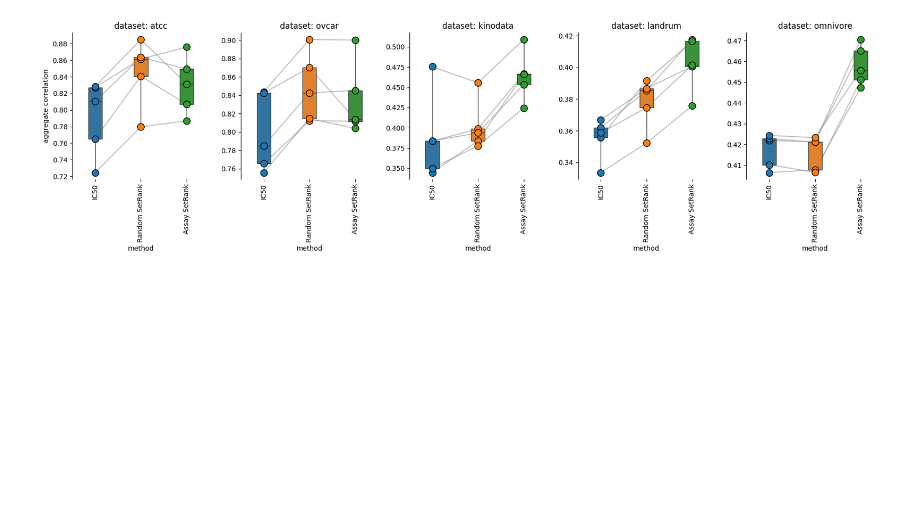
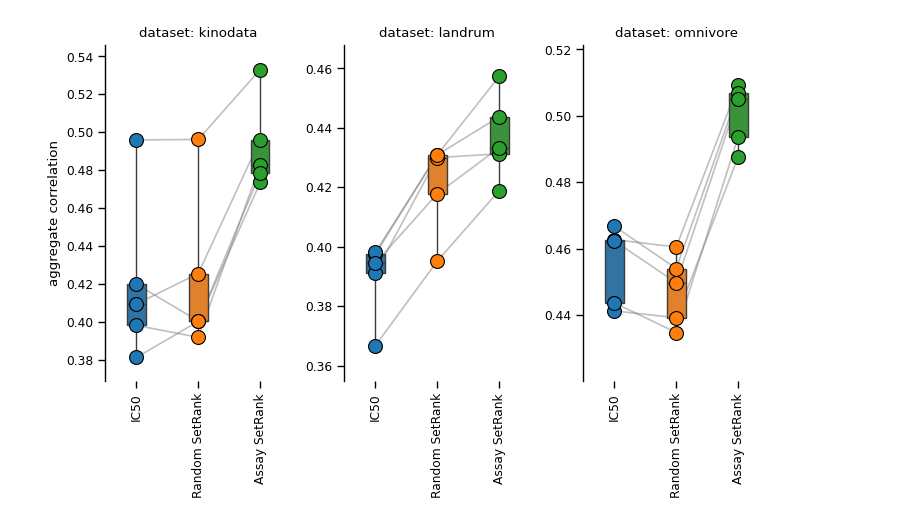
Before and after one commit to volkamerlab/assay-ml, a Jupyter notebook: notebooks/aggregate_summary.ipynb, the cells around one changed output. Saved outputs shown, nothing was run; the diff lists cells and outputs as text; code cells hidden in the pictures; blank space fills up the shorter version.

```diff
--- a/notebooks/aggregate_summary.ipynb
+++ b/notebooks/aggregate_summary.ipynb
@@ -21,10 +21,11 @@ def plot_results(
         "sets",
         "hodge",
     ],
+    width=3.5,
 ):
     d = d[d["method"].isin(methods)]
     n_ds = d["dataset"].nunique()
-    fig, axes = plt.subplots(1, n_ds, figsize=(3.5 * n_ds, 5), sharey=False)
+    fig, axes = plt.subplots(1, n_ds, figsize=(width * n_ds, 5), sharey=False)
     colors = dict(zip(methods, sns.color_palette()))
 
     if d["dataset"].nunique() == 1:
@@ -34,7 +35,9 @@ def plot_results(
     transform = inv_transform = identity
     transform, inv_transform = np.atanh, np.tanh
 
-    for ax, dataset in zip(axes, ["atcc", "ovcar", "kinodata", "landrum", "omnivore"]):
+    datasets = ["atcc", "ovcar", "kinodata", "landrum", "omnivore"]
+    datasets = [ds for ds in datasets if ds in d["dataset"].unique()]
+    for ax, dataset in zip(axes, datasets):
         df = d[d["dataset"] == dataset]
         for fold, group in df.groupby("fold"):
             group = group.set_index("method").reindex(methods).dropna().reset_index()
@@ -53,7 +56,7 @@ def plot_results(
                 ax.scatter(
                     subset["method"],
                     transform(subset["corr"]),
-                    s=100,
+                    s=100,0.46
                     label=method,
                     color=colors[method],
                     edgecolors="black",
@@ -84,9 +87,12 @@ def plot_results(
 
         ms = [str(Method.from_string(m)) for m in methods if m in df["method"].unique()]
 
+
         ax.set_title(f"dataset: {dataset}")
+        ax.set_ylim(transform(df["corr"].min() * 0.97), transform(df["corr"].max() * 1.02))
+        yt = ax.get_yticks()
         ax.set_ylabel(None)
-        ax.set_xlabel("method")
+        ax.set_xlabel(None)
         ax.set_xticks(range(len(ms)))
         ax.set_xticklabels(ms, rotation=90)
         ax.set_xlim(-0.5, len(ms) - 0.5)
@@ -94,7 +100,6 @@ def plot_results(
 
     axes[0].set_ylabel("aggregate correlation")
     plt.tight_layout()
-    plt.show()
 # %%
 res = subprocess.run(["./scripts/status.sh"], cwd="..", capture_output=True)
 
@@ -143,4 +212,9 @@ plot_results(d, ["ic50", "allpairs", "pairs", "allsets", "sets"])
 # %%
-plot_results(d, ["ic50", "allsets", "sets"])
+plot_results(
+    d[d["dataset"].isin(["kinodata", "landrum", "omnivore"])],
+    ["ic50", "allsets", "sets"],
+    width=2.5,
+)
+plt.savefig("img/chembl_performances.pdf")
 # %% [output]
-[figure, old version]
+[figure, new version]
```
Also changed, not shown: parts of 13 cells of this notebook, 8 other files.
